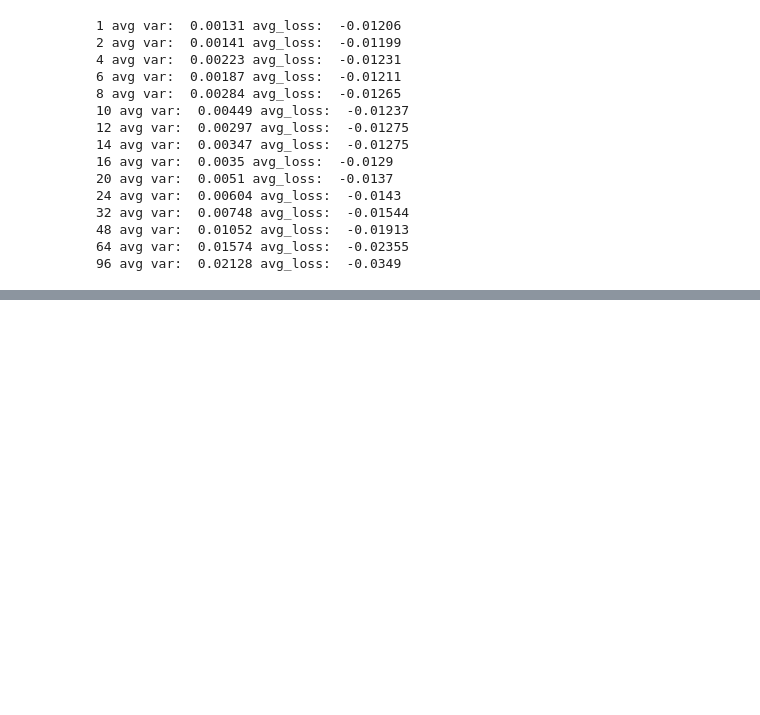
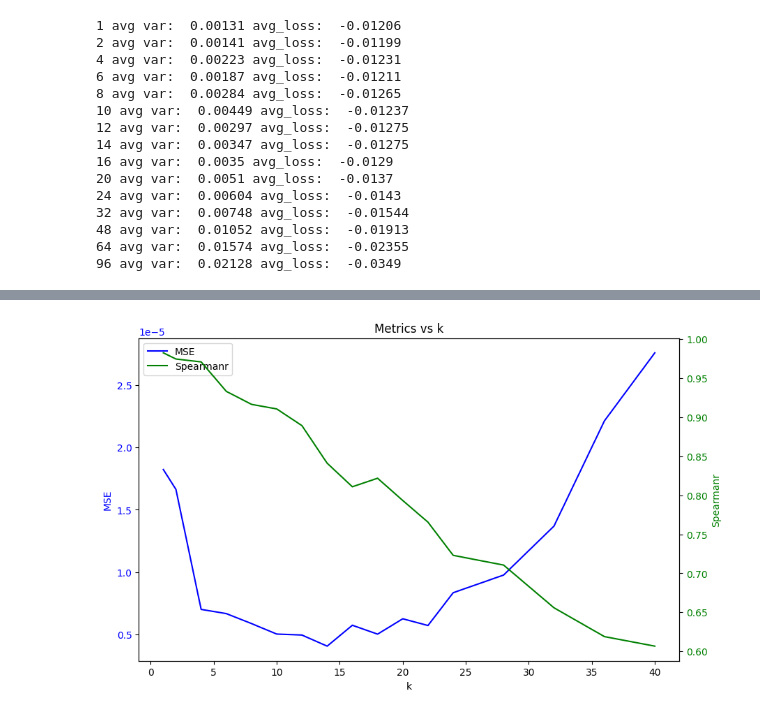
Before and after one commit to maxtli/ugs-applications, a Jupyter notebook: mcms_sweep.ipynb, the cells around one changed output, grey strips where cells are left out. Cells and saved outputs as stored; diff of their text form; code cells hidden in the pictures; blank space fills up the shorter version.

```diff
--- a/mcms_sweep.ipynb
+++ b/mcms_sweep.ipynb
@@ -319,0 +350,31 @@ df[df["k"] < 48].plot(x = "k", y = [ "mse"])
+# %%
+import matplotlib.pyplot as plt
+
+df_filtered = df[df["k"] < 48]
+
+# Create the figure and axes
+fig, ax1 = plt.subplots(figsize=(10, 6))
+
+
+ax1.plot(df_filtered['k'], df_filtered['mse'], 'b-', label='MSE')
+ax1.set_xlabel('k')
+ax1.set_ylabel('MSE', color='b')
+ax1.tick_params(axis='y', labelcolor='b')
+
+# Create a second y-axis for spearmanr
+ax2 = ax1.twinx()
+ax2.plot(df_filtered['k'], df_filtered['spearmanr'], 'g-', label='Spearmanr')
+ax2.set_ylabel('Spearmanr', color='g')
+ax2.tick_params(axis='y', labelcolor='g')
+
+
+# Adding legends
+lines1, labels1 = ax1.get_legend_handles_labels()
+lines2, labels2 = ax2.get_legend_handles_labels()
+
+ax1.legend(lines1 + lines2, labels1 + labels2,  loc='upper left')
+
+plt.title('Metrics vs k')
+plt.show()
+# %% [output]
+[figure, added]
```
Also changed, not shown: parts of 5 cells of this notebook, 1 other file.
